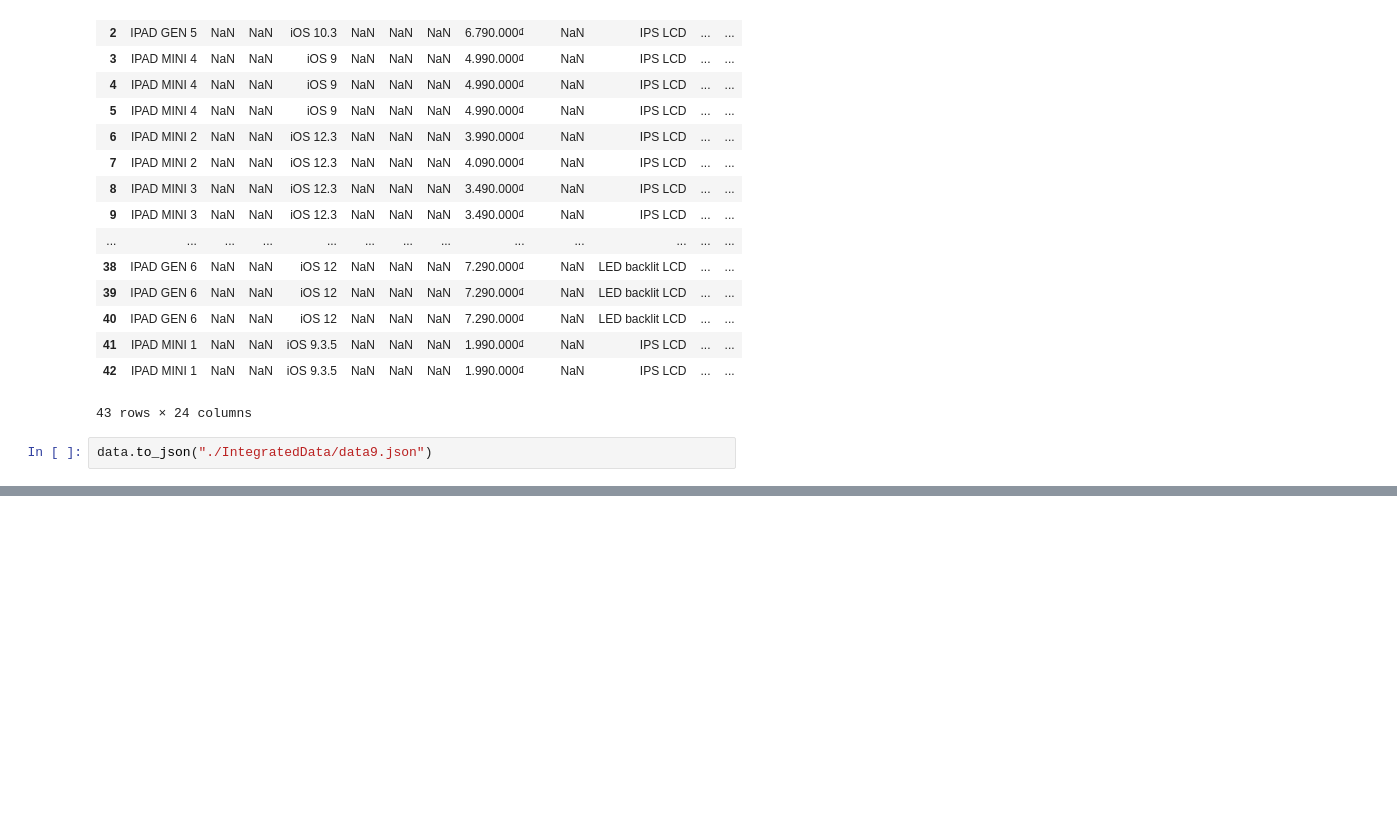
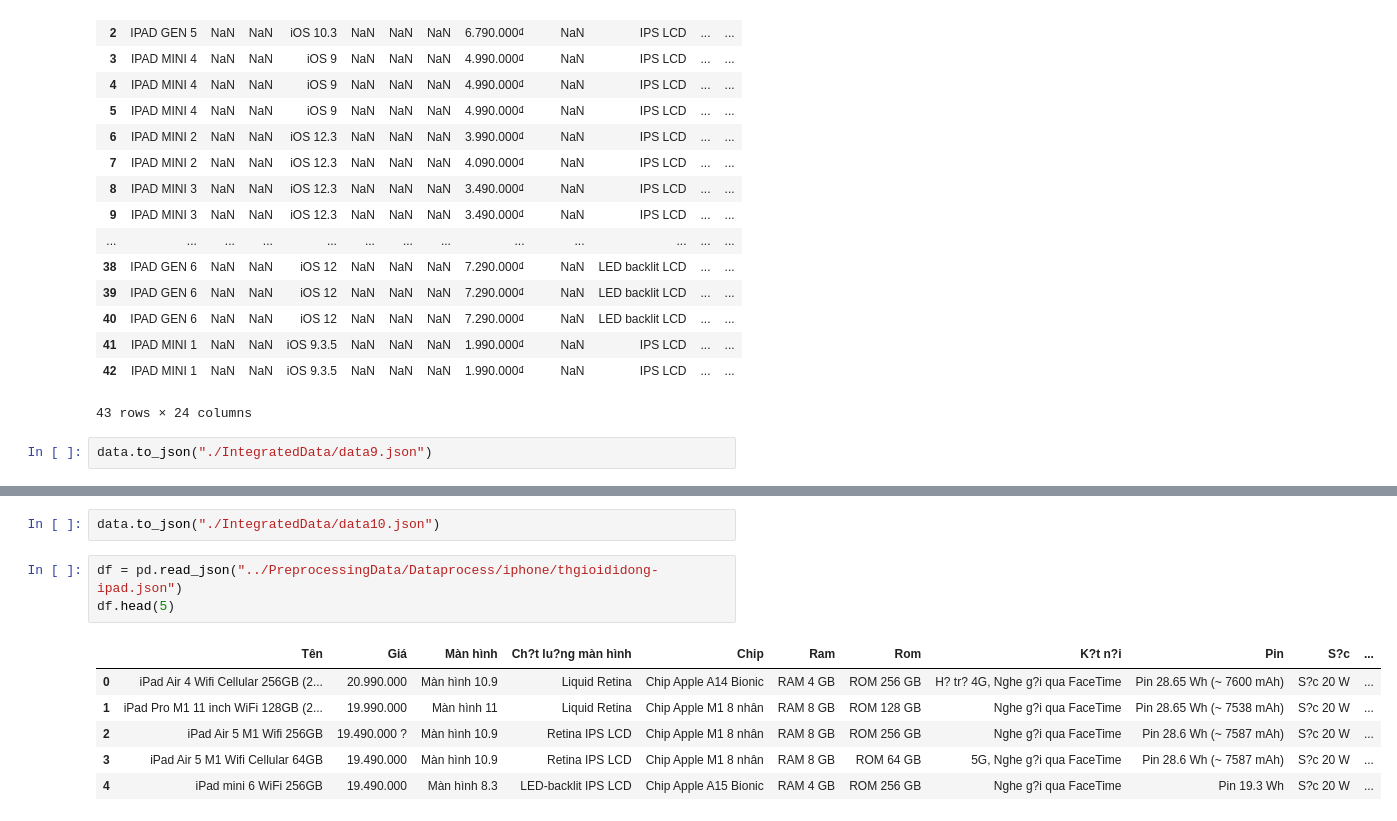
Before and after one commit to Thang-ND/Data-Integration-20212, a Jupyter notebook: SchemaMatching/schema_matching3.ipynb, the cells around one changed output, grey strips where cells are left out. Cells and saved outputs as stored; diff of their text form; blank space fills up the shorter version.

```diff
--- a/SchemaMatching/schema_matching3.ipynb
+++ b/SchemaMatching/schema_matching3.ipynb
@@ -317,0 +393,12 @@ data.to_json("./IntegratedData/data9.json")
+# %%
+data.to_json("./IntegratedData/data10.json")
+# %%
+df = pd.read_json("../PreprocessingData/Dataprocess/iphone/thgioididong-ipad.json")
+df.head(5)
+# %% [output]
+|  | Tên | Giá | Màn hình | Ch?t lu?ng màn hình | Chip | Ram | Rom | K?t n?i | Pin | S?c | ... |
+| 0 | iPad Air 4 Wifi Cellular 256GB (2... | 20.990.000 | Màn hình 10.9 | Liquid Retina | Chip Apple A14 Bionic | RAM 4 GB | ROM 256 GB | H? tr? 4G, Nghe g?i qua FaceTime | Pin 28.65 Wh (~ 7600 mAh) | S?c 20 W | ... |
+| 1 | iPad Pro M1 11 inch WiFi 128GB (2... | 19.990.000 | Màn hình 11 | Liquid Retina | Chip Apple M1 8 nhân | RAM 8 GB | ROM 128 GB | Nghe g?i qua FaceTime | Pin 28.65 Wh (~ 7538 mAh) | S?c 20 W | ... |
+| 2 | iPad Air 5 M1 Wifi 256GB | 19.490.000 ? | Màn hình 10.9 | Retina IPS LCD | Chip Apple M1 8 nhân | RAM 8 GB | ROM 256 GB | Nghe g?i qua FaceTime | Pin 28.6 Wh (~ 7587 mAh) | S?c 20 W | ... |
+| 3 | iPad Air 5 M1 Wifi Cellular 64GB | 19.490.000 | Màn hình 10.9 | Retina IPS LCD | Chip Apple M1 8 nhân | RAM 8 GB | ROM 64 GB | 5G, Nghe g?i qua FaceTime | Pin 28.6 Wh (~ 7587 mAh) | S?c 20 W | ... |
+| 4 | iPad mini 6 WiFi 256GB | 19.490.000 | Màn hình 8.3 | LED-backlit IPS LCD | Chip Apple A15 Bionic | RAM 4 GB | ROM 256 GB | Nghe g?i qua FaceTime | Pin 19.3 Wh | S?c 20 W | ... |
```
Also changed, not shown: parts of 7 cells of this notebook, 5 other files.
